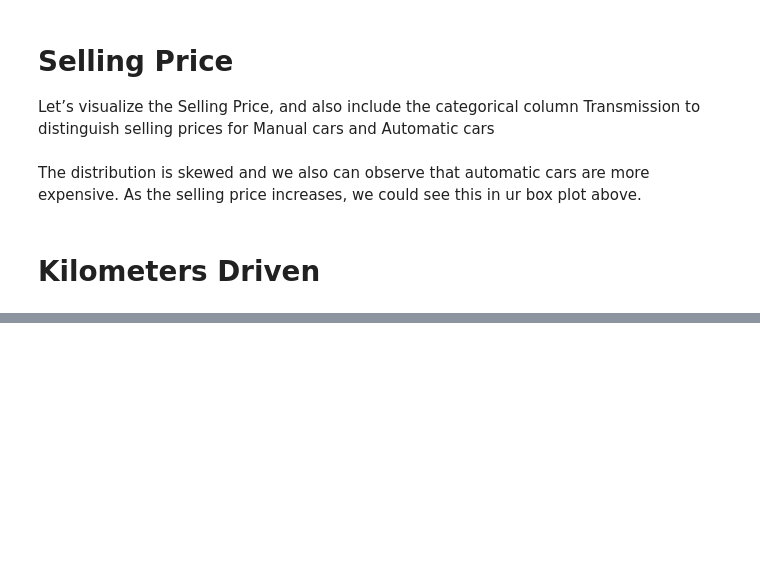
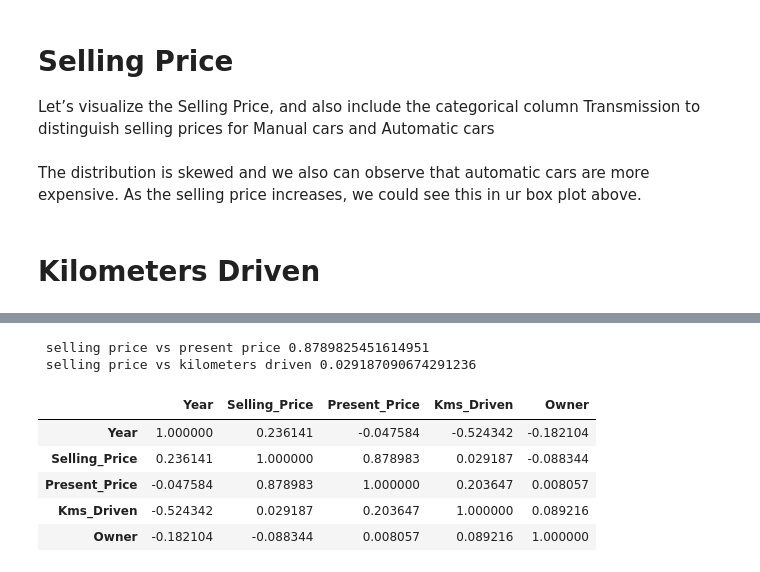
Before and after one commit to ruksad/descriptive-stats, a Jupyter notebook: lectures/13_22Feb/Linear_regression_car_price_prediction.ipynb, the cells around one changed output, grey strips where cells are left out. Cells and saved outputs as stored; diff of their text form; code cells hidden in the pictures; blank space fills up the shorter version.

```diff
--- a/lectures/13_22Feb/Linear_regression_car_price_prediction.ipynb
+++ b/lectures/13_22Feb/Linear_regression_car_price_prediction.ipynb
@@ -116,0 +176,19 @@ fig.show()
+# %%
+print(f" selling price vs present price: {car_data['Selling_Price'].corr(car_data['Present_Price'])}")
+print(f" selling price vs kilometers driven: {car_data['Selling_Price'].corr(car_data['Kms_Driven'])}")
+# %% [output]
+ selling price vs present price 0.8789825451614951
+ selling price vs kilometers driven 0.029187090674291236
+# %%
+# drop car_data non numerical columns and find the correlation betwenn them
+import numpy as np
+
+numerical_data= car_data.select_dtypes(include=[np.number])
+numerical_data.corr()
+# %% [output]
+|  | Year | Selling_Price | Present_Price | Kms_Driven | Owner |
+| Year | 1.000000 | 0.236141 | -0.047584 | -0.524342 | -0.182104 |
+| Selling_Price | 0.236141 | 1.000000 | 0.878983 | 0.029187 | -0.088344 |
+| Present_Price | -0.047584 | 0.878983 | 1.000000 | 0.203647 | 0.008057 |
+| Kms_Driven | -0.524342 | 0.029187 | 0.203647 | 1.000000 | 0.089216 |
+| Owner | -0.182104 | -0.088344 | 0.008057 | 0.089216 | 1.000000 |
```
Also changed, not shown: parts of 9 cells of this notebook, 1 other file.
